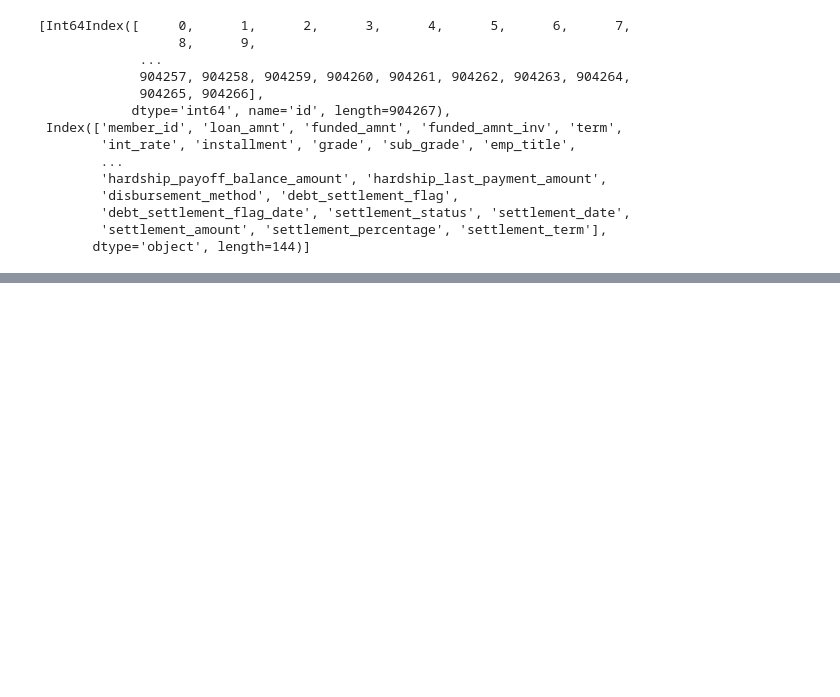
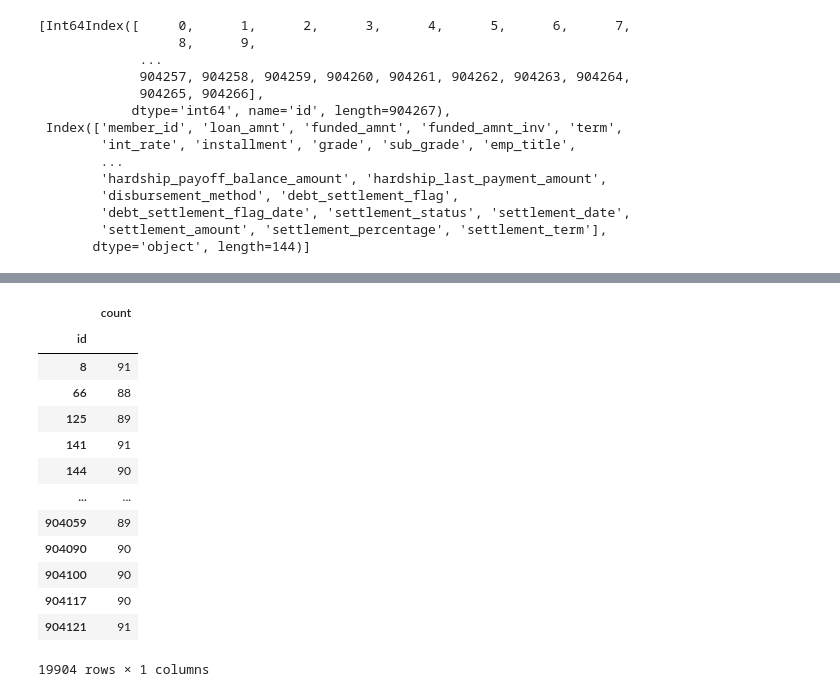
Before and after one commit to ashen007/pandas_data_analysis, a Jupyter notebook: v_2/c_2.ipynb, the cells around one changed output, grey strips where cells are left out. Saved outputs shown, nothing was run; the diff lists cells and outputs as text; code cells hidden in the pictures; blank space fills up the shorter version.

```diff
--- a/v_2/c_2.ipynb
+++ b/v_2/c_2.ipynb
@@ -311,0 +329,18 @@ train.axes
+# %%
+na_col = pd.DataFrame(train.isna().sum(axis='columns'),columns=['count'])
+na_col[na_col['count']>86]
+# %% [output]
+|  | count |
+| id |  |
+| 8 | 91 |
+| 66 | 88 |
+| 125 | 89 |
+| 141 | 91 |
+| 144 | 90 |
+| ... | ... |
+| 904059 | 89 |
+| 904090 | 90 |
+| 904100 | 90 |
+| 904117 | 90 |
+| 904121 | 91 |
+19904 rows × 1 columns
```
Also changed, not shown: parts of 1 cell of this notebook.
